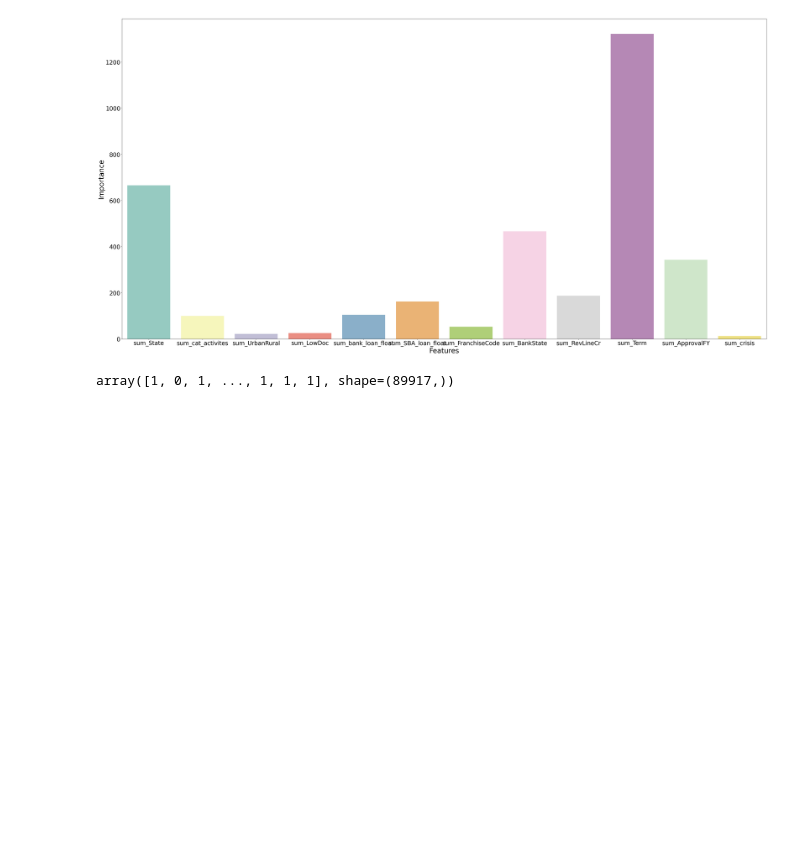
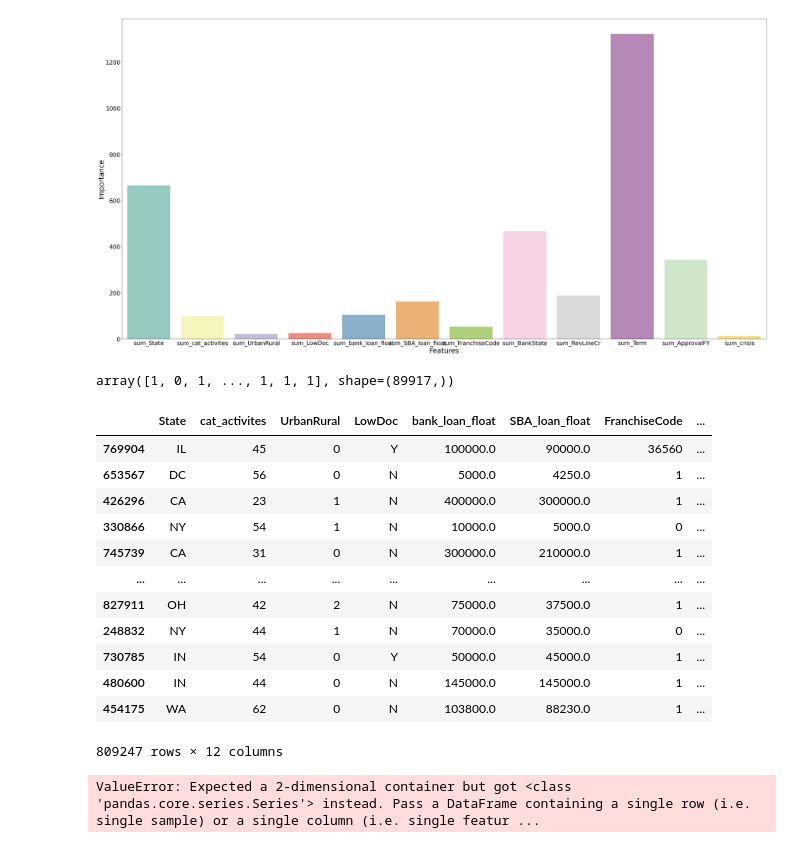
Before and after one commit to haceneZERROUK/brief_loan, a Jupyter notebook: model_lightGBM.ipynb, the cells around one changed output. Cells and saved outputs as stored; diff of their text form; code cells hidden in the pictures; blank space fills up the shorter version.

Commit message:
grid search + imputing

```diff
--- a/model_lightGBM.ipynb
+++ b/model_lightGBM.ipynb
@@ -201,5 +198,52 @@ y_pred
 # %% [output]
 array([1, 0, 1, ..., 1, 1, 1], shape=(89917,))
 # %%
-import pickle
-pickle.dump(clf,open('clf_lgbm.pkl','wb'))
+# import pickle
+# pickle.dump(clf,open('clf_lgbm.pkl','wb'))
+X_train
+# %% [output]
+|  | State | cat_activites | UrbanRural | LowDoc | bank_loan_float | SBA_loan_float | FranchiseCode | ... |
+| 769904 | IL | 45 | 0 | Y | 100000.0 | 90000.0 | 36560 | ... |
+| 653567 | DC | 56 | 0 | N | 5000.0 | 4250.0 | 1 | ... |
+| 426296 | CA | 23 | 1 | N | 400000.0 | 300000.0 | 1 | ... |
+| 330866 | NY | 54 | 1 | N | 10000.0 | 5000.0 | 0 | ... |
+| 745739 | CA | 31 | 0 | N | 300000.0 | 210000.0 | 1 | ... |
+| ... | ... | ... | ... | ... | ... | ... | ... | ... |
+| 827911 | OH | 42 | 2 | N | 75000.0 | 37500.0 | 1 | ... |
+| 248832 | NY | 44 | 1 | N | 70000.0 | 35000.0 | 0 | ... |
+| 730785 | IN | 54 | 0 | Y | 50000.0 | 45000.0 | 1 | ... |
+| 480600 | IN | 44 | 0 | N | 145000.0 | 145000.0 | 1 | ... |
+| 454175 | WA | 62 | 0 | N | 103800.0 | 88230.0 | 1 | ... |
+809247 rows × 12 columns
+# %%
+np.random.seed(1)
+
+train = X_train
+test = X_test
+# Si y_train_encoded et y_test_encoded sont des numpy.ndarray, les convertir en pandas.Series
+y_train_encoded_series = pd.Series(y_train_encoded)
+y_test_encoded_series = pd.Series(y_test_encoded)
+
+y = y_train_encoded
+print(train.shape, test.shape, y.shape)
+
+
+
+gkf = KFold(n_splits=5, shuffle=True, random_state=42).split(X=train, y=y)
+
+param_grid = {
+    'num_leaves': [31, 127],
+    'reg_alpha': [0.1, 0.5],
+    'min_data_in_leaf': [30, 50, 100, 300, 400],
+    'lambda_l1': [0, 1, 1.5],
+    'lambda_l2': [0, 1]
+    }
+
+lgb_estimator = lgb.LGBMClassifier(boosting_type='gbdt',  objective='binary', num_boost_round=2000, learning_rate=0.01, metric='auc',categorical_feature=categorical_column)
+
+gsearch = GridSearchCV(estimator=lgb_estimator, param_grid=param_grid, cv=gkf)
+lgb_model = gsearch.fit(X=train, y=y)
+
+print(lgb_model.best_params_, lgb_model.best_score_)
+# %% [output]
+ValueError: Expected a 2-dimensional container but got <class 'pandas.core.series.Series'> instead. Pass a DataFrame containing a single row (i.e. single sample) or a single column (i.e. single featur ...
```
Also changed, not shown: parts of 5 cells of this notebook, 5 other files.
